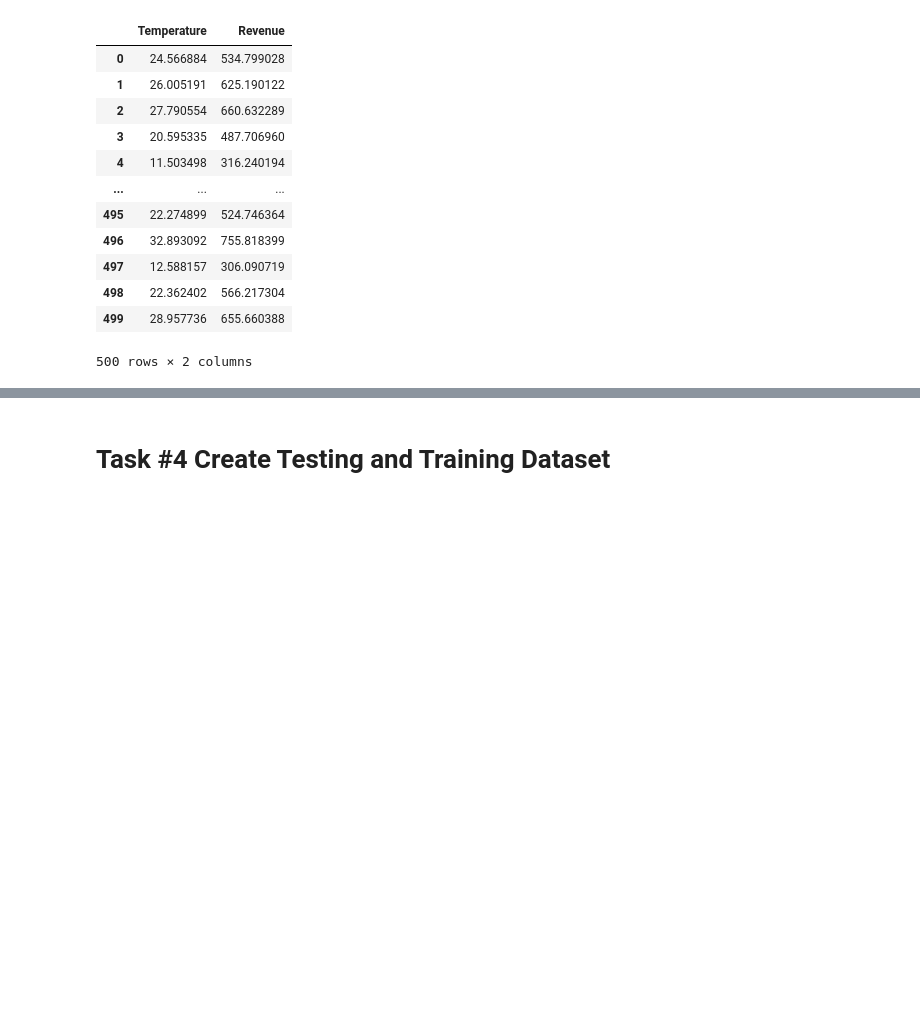
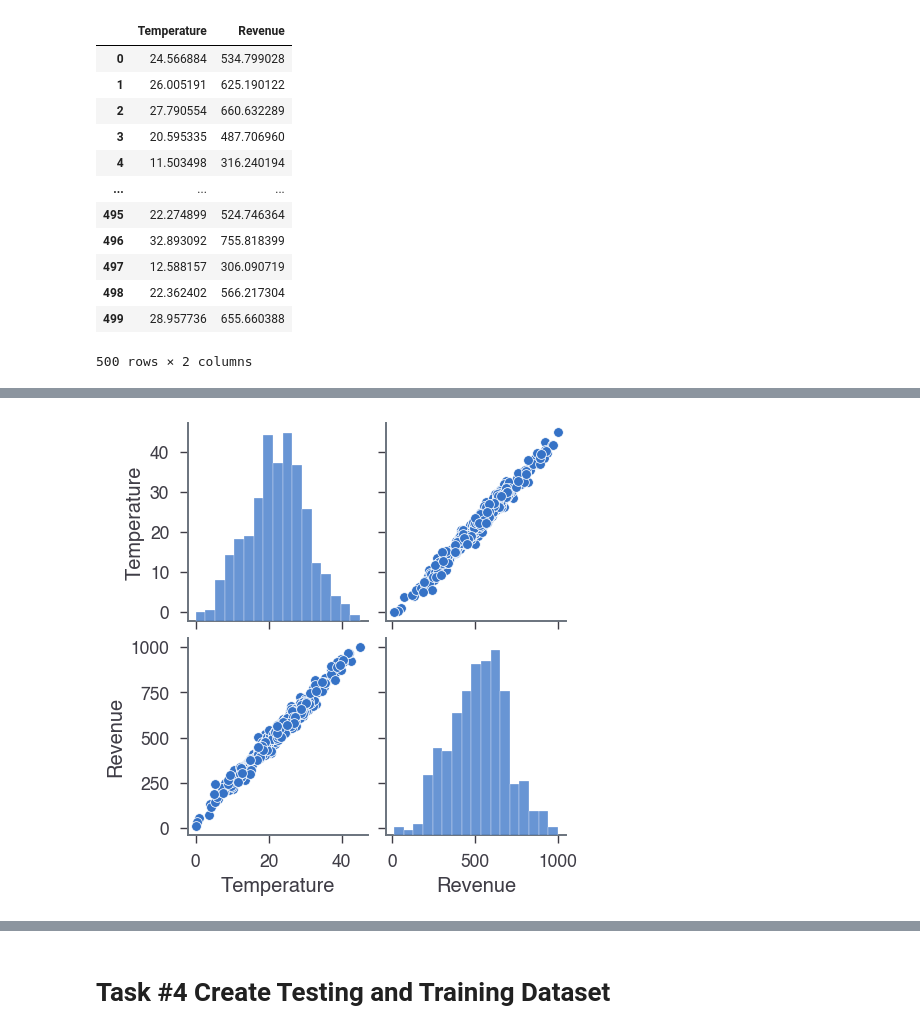
Before and after one commit to myzhuyue/Statistics-Learning-via-Python, a Jupyter notebook: Regression/Simple Linear Regression for Absolute Beginners.ipynb, the cells around one changed output, grey strips where cells are left out. Drawn from its saved outputs; the diff is of its cells as text; code cells hidden in the pictures; blank space fills up the shorter version.

```diff
--- a/Regression/Simple Linear Regression for Absolute Beginners.ipynb
+++ b/Regression/Simple Linear Regression for Absolute Beginners.ipynb
@@ -132,0 +140,5 @@ plt.grid()
+# %%
+sns.pairplot(sales_df)
+plt.grid()
+# %% [output]
+[figure, added]
```
Also changed, not shown: parts of 29 cells of this notebook, 11 other files.
